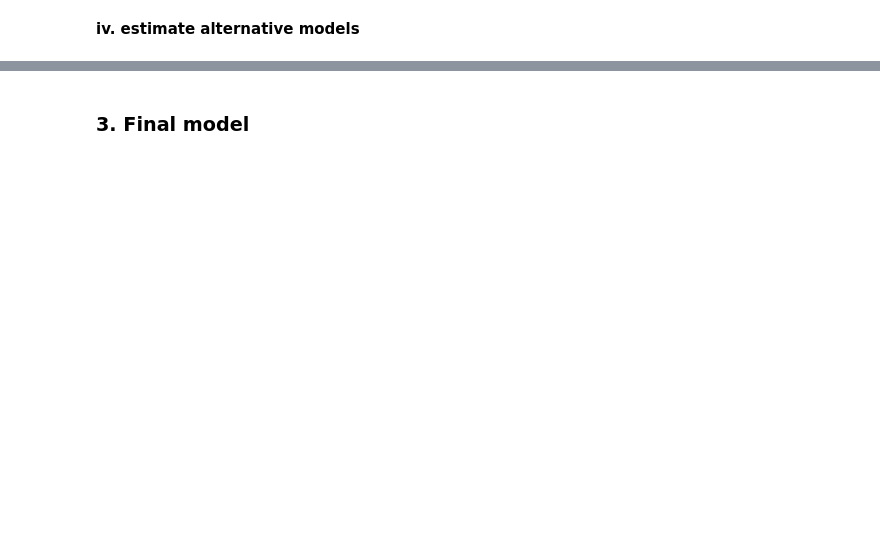
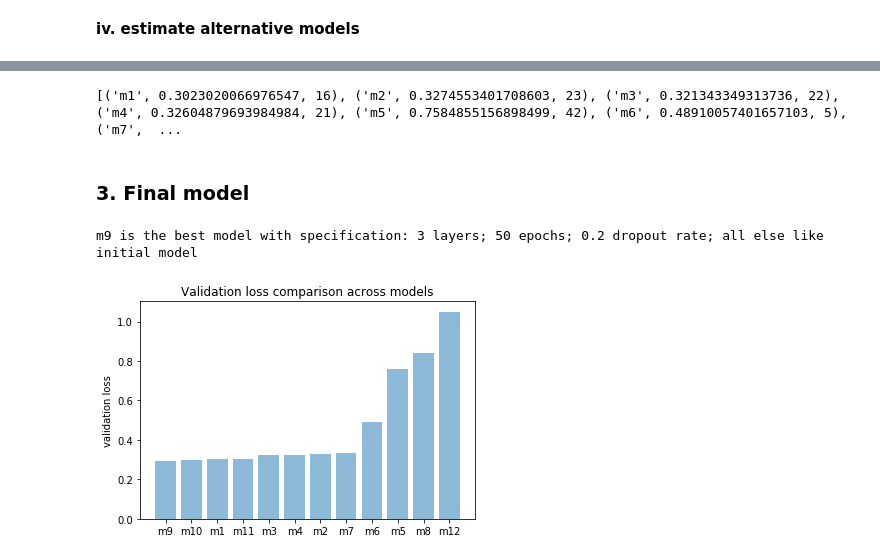
Before and after one commit to css-research/hw01, a Jupyter notebook: Tan_Sanittawan_draft_hw01.ipynb, the cells around one changed output, grey strips where cells are left out. Cells and saved outputs as stored; diff of their text form; code cells hidden in the pictures; blank space fills up the shorter version.

```diff
--- a/Tan_Sanittawan_draft_hw01.ipynb
+++ b/Tan_Sanittawan_draft_hw01.ipynb
@@ -246,0 +794,19 @@ best_model_loss_epoch = []
+# %%
+m12_model = models.Sequential()
+m12_model.add(layers.Dense(512, kernel_regularizer=regularizers.l1(0.001),
+                        activation='relu', input_shape=(28 * 28,)))
+m12_model.add(layers.Dropout(0.5))
+m12_model.add(layers.Dense(512, kernel_regularizer=regularizers.l1(0.001),
+                        activation='relu'))
+m12_model.add(layers.Dropout(0.5))
+m12_model.add(layers.Dense(10, activation='softmax'))
+
+m12_model.compile(optimizer='rmsprop',
+                 loss='categorical_crossentropy',
+                 metrics=['accuracy'])
+# %%
+m12_history = m12_model.fit(X_train,
+                              y_train,
+                              epochs=200,
+                              batch_size=512,
+                              validation_data=(X_valid, y_valid))
@@ -247,2 +831,30 @@ best_model_loss_epoch = []
+# %%
+min_loss, best_num_epoch = find_best_epoch(m12_history.history['val_loss'])
+tup = ('m12', min_loss, best_num_epoch)
+best_model_loss_epoch.append(tup)
+# %%
+print(best_model_loss_epoch)
+# %% [output]
+[('m1', 0.3023020066976547, 16), ('m2', 0.3274553401708603, 23), ('m3', 0.321343349313736, 22), ('m4', 0.32604879693984984, 21), ('m5', 0.7584855156898499, 42), ('m6', 0.48910057401657103, 5), ('m7',  ...
 # %% [markdown]
 ### 3. Final model
+# %%
+# select the best model
+best_model_loss_epoch.sort(key=lambda tup: tup[1])
+best_model, min_loss, num_epoch = best_model_loss_epoch[0]
+print("{} is the best model with specification: {}".format(best_model, all_models[best_model]))
+# %% [output]
+m9 is the best model with specification: 3 layers; 50 epochs; 0.2 dropout rate; all else like initial model
+# %%
+sorted_model_list = []
+sorted_valid_loss = []
+for m, valid_loss, _ in best_model_loss_epoch:
+    sorted_model_list.append(m)
+    sorted_valid_loss.append(valid_loss)
+plt.bar(np.arange(len(sorted_model_list)), sorted_valid_loss, align='center', alpha=0.5)
+plt.xticks(np.arange(len(sorted_model_list)), sorted_model_list)
+plt.ylabel('validation loss')
+plt.title('Validation loss comparison across models')
+plt.show()
+# %% [output]
+[figure, added]
```
Also changed, not shown: parts of 79 cells of this notebook.
